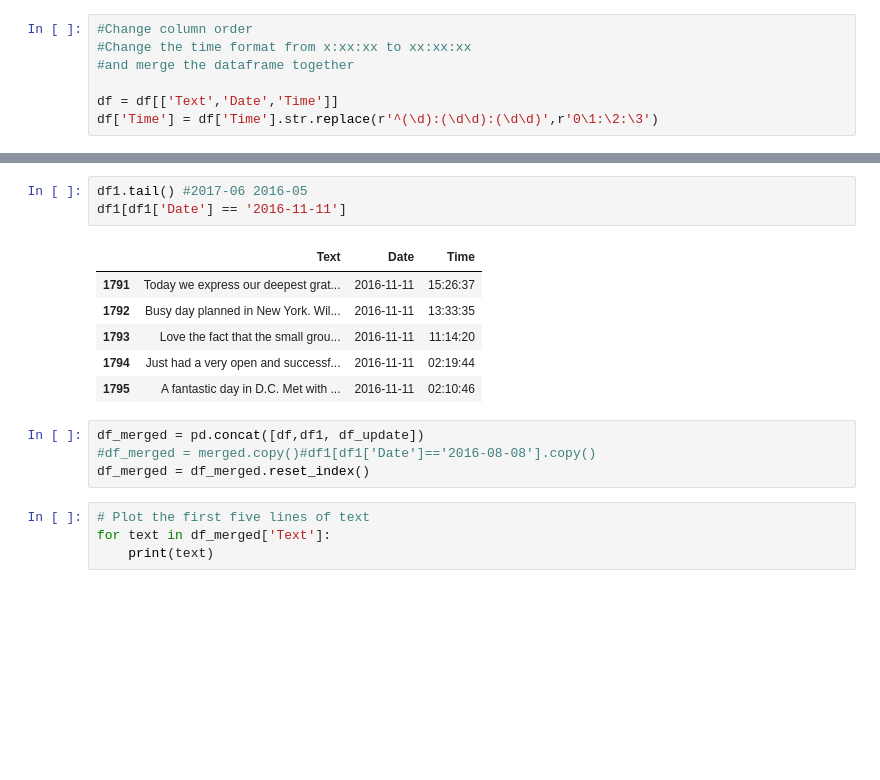
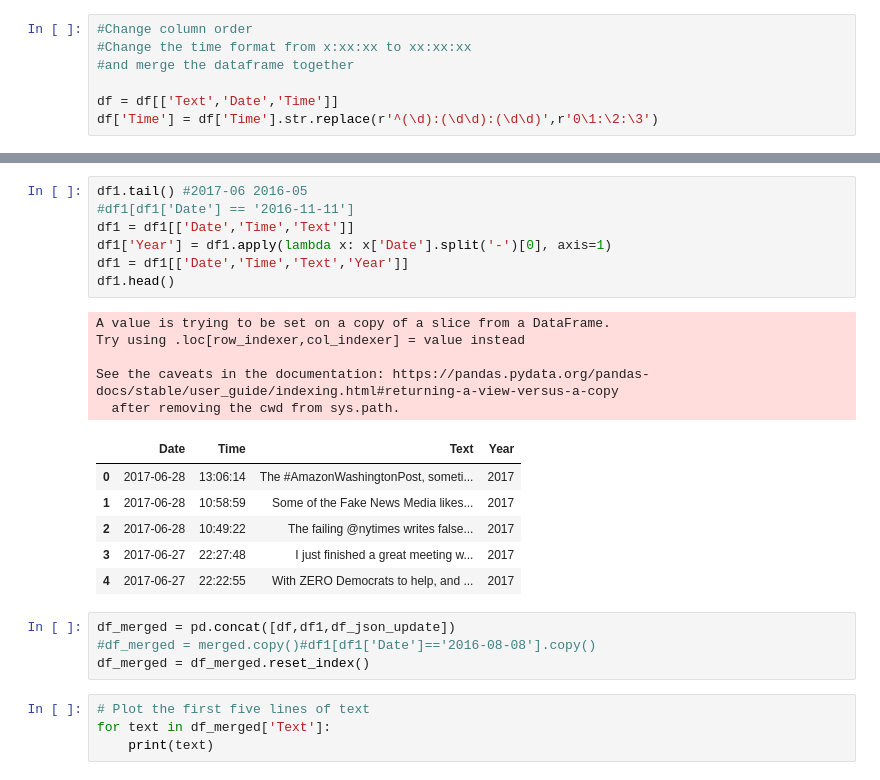
Before and after one commit to alexiska/Sentiment-analysis-Donald-Trump, a Jupyter notebook: Sentiment analysis.ipynb, the cells around one changed output, grey strips where cells are left out. Cells and saved outputs as stored; diff of their text form; blank space fills up the shorter version.

```diff
--- a/Sentiment analysis.ipynb
+++ b/Sentiment analysis.ipynb
@@ -195,15 +199,24 @@ df.tail() #2016-11 2015-07
 # %%
 df1.tail() #2017-06 2016-05
-df1[df1['Date'] == '2016-11-11']
+#df1[df1['Date'] == '2016-11-11']
+df1 = df1[['Date','Time','Text']]
+df1['Year'] = df1.apply(lambda x: x['Date'].split('-')[0], axis=1)
+df1 = df1[['Date','Time','Text','Year']]
+df1.head()
 # %% [output]
+A value is trying to be set on a copy of a slice from a DataFrame.
+Try using .loc[row_indexer,col_indexer] = value instead
+
+See the caveats in the documentation: https://pandas.pydata.org/pandas-docs/stable/user_guide/indexing.html#returning-a-view-versus-a-copy
+  after removing the cwd from sys.path.
-|  | Text | Date | Time |
-| 1791 | Today we express our deepest grat... | 2016-11-11 | 15:26:37 |
-| 1792 | Busy day planned in New York. Wil... | 2016-11-11 | 13:33:35 |
-| 1793 | Love the fact that the small grou... | 2016-11-11 | 11:14:20 |
-| 1794 | Just had a very open and successf... | 2016-11-11 | 02:19:44 |
-| 1795 | A fantastic day in D.C. Met with ... | 2016-11-11 | 02:10:46 |
+|  | Date | Time | Text | Year |
+| 0 | 2017-06-28 | 13:06:14 | The #AmazonWashingtonPost, someti... | 2017 |
+| 1 | 2017-06-28 | 10:58:59 | Some of the Fake News Media likes... | 2017 |
+| 2 | 2017-06-28 | 10:49:22 | The failing @nytimes writes false... | 2017 |
+| 3 | 2017-06-27 | 22:27:48 | I just finished a great meeting w... | 2017 |
+| 4 | 2017-06-27 | 22:22:55 | With ZERO Democrats to help, and ... | 2017 |
 # %%
-df_merged = pd.concat([df,df1, df_update])
+df_merged = pd.concat([df,df1,df_json_update])
 #df_merged = merged.copy()#df1[df1['Date']=='2016-08-08'].copy()
 df_merged = df_merged.reset_index()
 # %%
```
Also changed, not shown: parts of 21 cells of this notebook.
